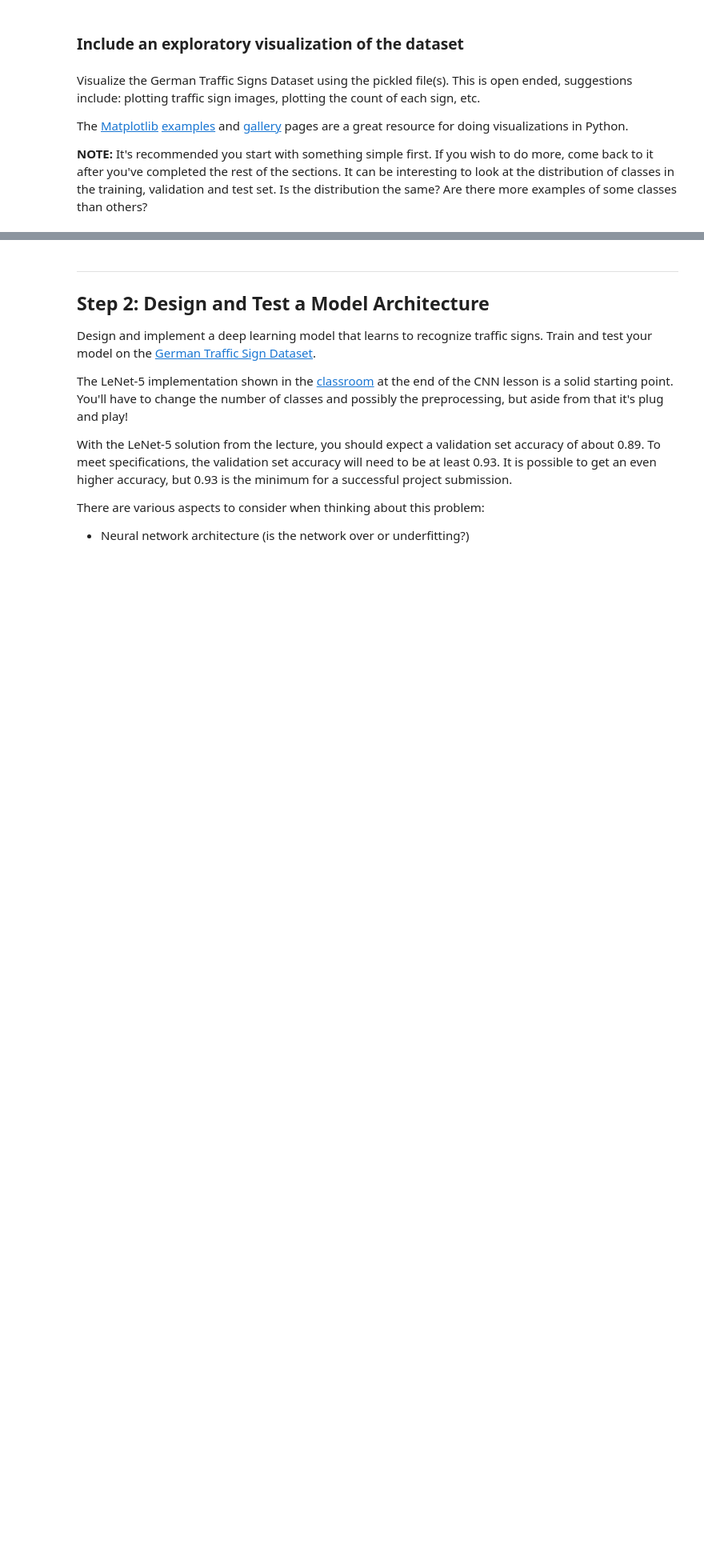
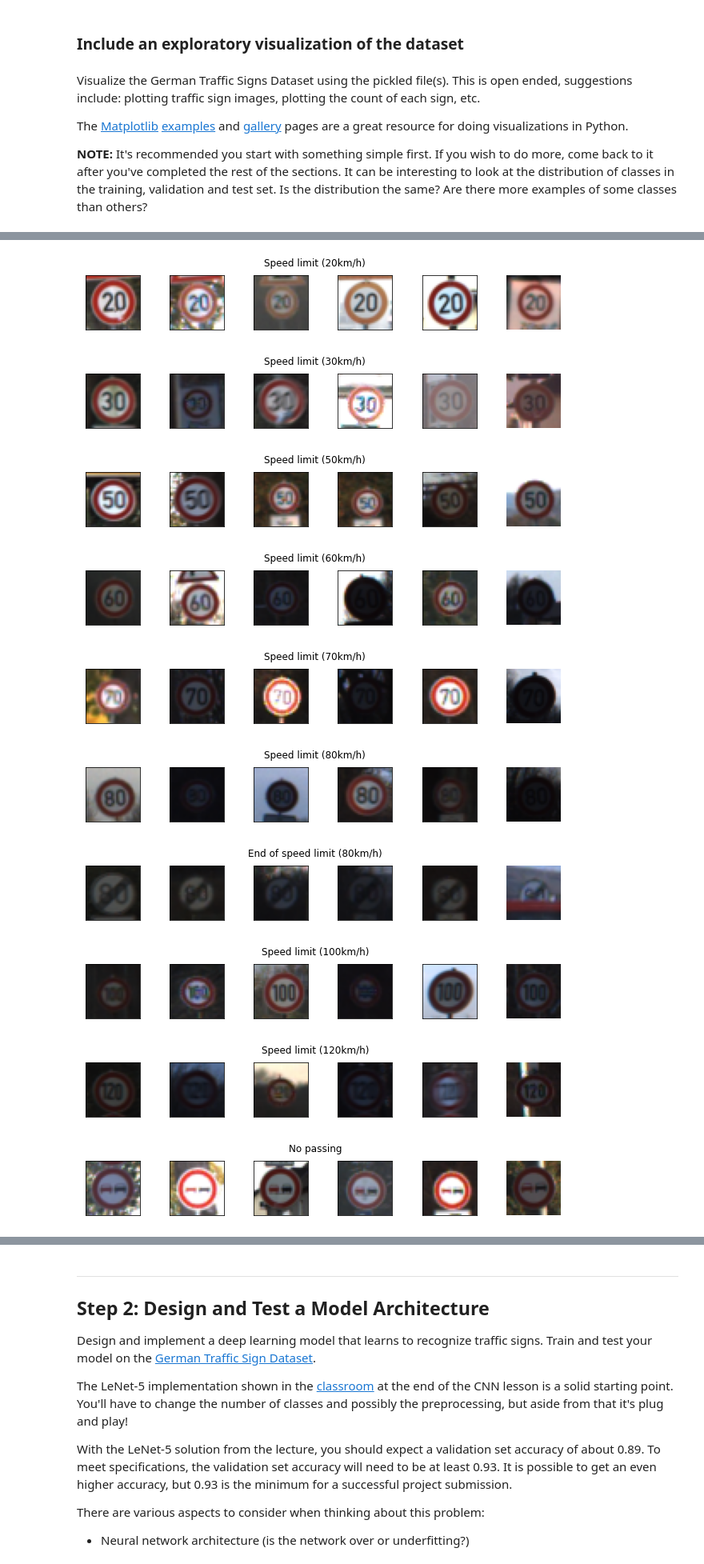
Before and after one commit to ben-blazado/CarND-Traffic-Sign-Classifier-Project, a Jupyter notebook: Traffic_Sign_Classifier.ipynb, the cells around one changed output, grey strips where cells are left out. Shown at 80% size. Cells and saved outputs as stored; diff of their text form; code cells hidden in the pictures; blank space fills up the shorter version.

```diff
--- a/Traffic_Sign_Classifier.ipynb
+++ b/Traffic_Sign_Classifier.ipynb
@@ -71,9 +71,7 @@ n_test =X_test.shape[0]
 image_shape = X_train[0].shape
 
 # TODO: How many unique classes/labels there are in the dataset.
-import pandas as pd
-df_signs = pd.read_csv("signnames.csv")
-n_classes = df_signs.shape[0]
+n_classes = len(set(y_train))  #https://stackoverflow.com/a/12282286
 
 print("Number of training examples =", n_train)
 print("Number of testing examples =", n_test)
@@ -95,12 +98,9 @@ import matplotlib.pyplot as plt
 %matplotlib inline
 
 import random
-
-random.seed()
-fig = plt.figure(figsize=(11,11))
-num_rows = 3
-num_cols = 3
-for i in range(num_cols*num_rows):
-    img = random.choice(X_train)
-    ax = plt.subplot(num_rows, num_cols, i + 1)
-    ax.imshow(img)
+import pandas as pd
+import numpy as np
+import textwrap
+from PIL     import Image
+from os      import listdir
+from os.path import isfile, join, basename
@@ -108,0 +494,5 @@ for i in range(num_cols*num_rows):
+# %%
+trainingSigns = TrafficSignsDataset(X_train, y_train, n_classes)
+validSigns    = TrafficSignsDataset(X_valid, y_valid, n_classes)
+testSigns     = TrafficSignsDataset(X_test, y_test, n_classes)
+vwr           = Viewer()
@@ -108,0 +507,13 @@ for i in range(num_cols*num_rows):
+# %%
+vwr.imShowTrainingSigns(trainingSigns)
+# %% [output]
+[figure, added]
+[figure, added]
+[figure, added]
+[figure, added]
+[figure, added]
+[figure, added]
+[figure, added]
+[figure, added]
+[figure, added]
+[figure, added]
```
Also changed, not shown: parts of 65 cells of this notebook, 6 other files.
